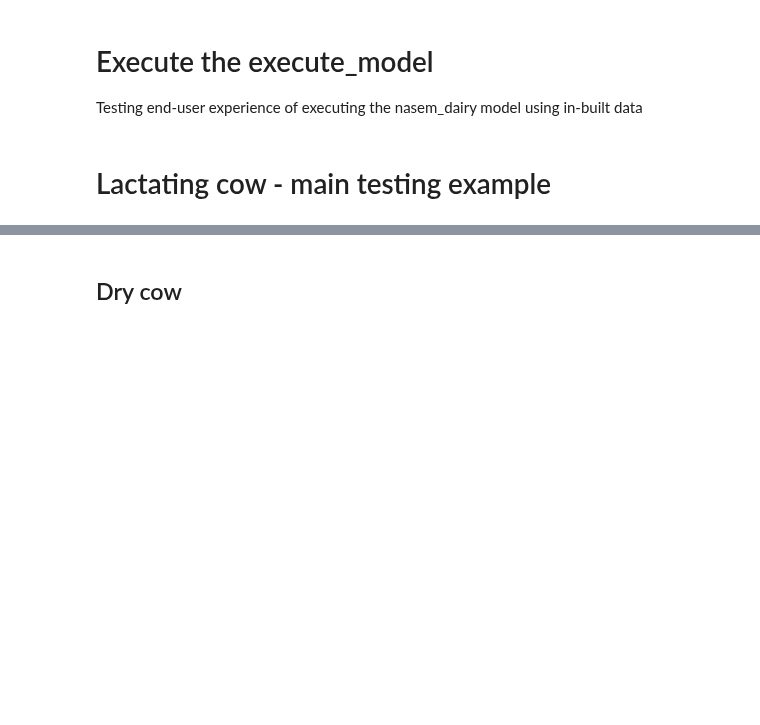
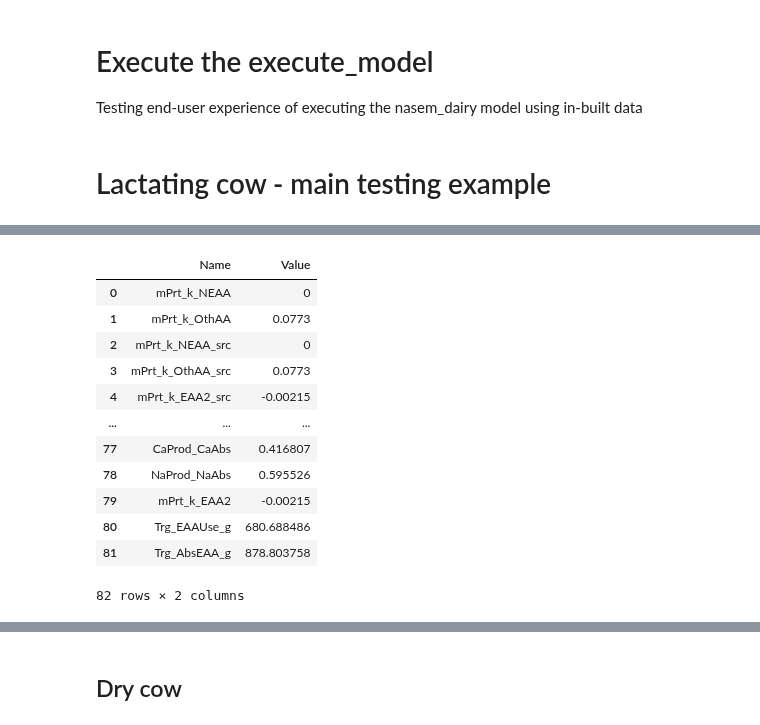
Before and after one commit to CNM-University-of-Guelph/NASEM-Model-Python, a Jupyter notebook: dev_scripts/dev_files/dev_NASEM.ipynb, the cells around one changed output, grey strips where cells are left out. Cells and saved outputs as stored; diff of their text form; code cells hidden in the pictures; blank space fills up the shorter version.

```diff
--- a/dev_scripts/dev_files/dev_NASEM.ipynb
+++ b/dev_scripts/dev_files/dev_NASEM.ipynb
@@ -34,0 +78,16 @@ NameError: name 'pd' is not defined
+# %%
+output.search("AA")
+# %% [output]
+|  | Name | Value |
+| 0 | mPrt_k_NEAA | 0 |
+| 1 | mPrt_k_OthAA | 0.0773 |
+| 2 | mPrt_k_NEAA_src | 0 |
+| 3 | mPrt_k_OthAA_src | 0.0773 |
+| 4 | mPrt_k_EAA2_src | -0.00215 |
+| ... | ... | ... |
+| 77 | CaProd_CaAbs | 0.416807 |
+| 78 | NaProd_NaAbs | 0.595526 |
+| 79 | mPrt_k_EAA2 | -0.00215 |
+| 80 | Trg_EAAUse_g | 680.688486 |
+| 81 | Trg_AbsEAA_g | 878.803758 |
+82 rows × 2 columns
```
Also changed, not shown: parts of 5 cells of this notebook, 1 other file.
